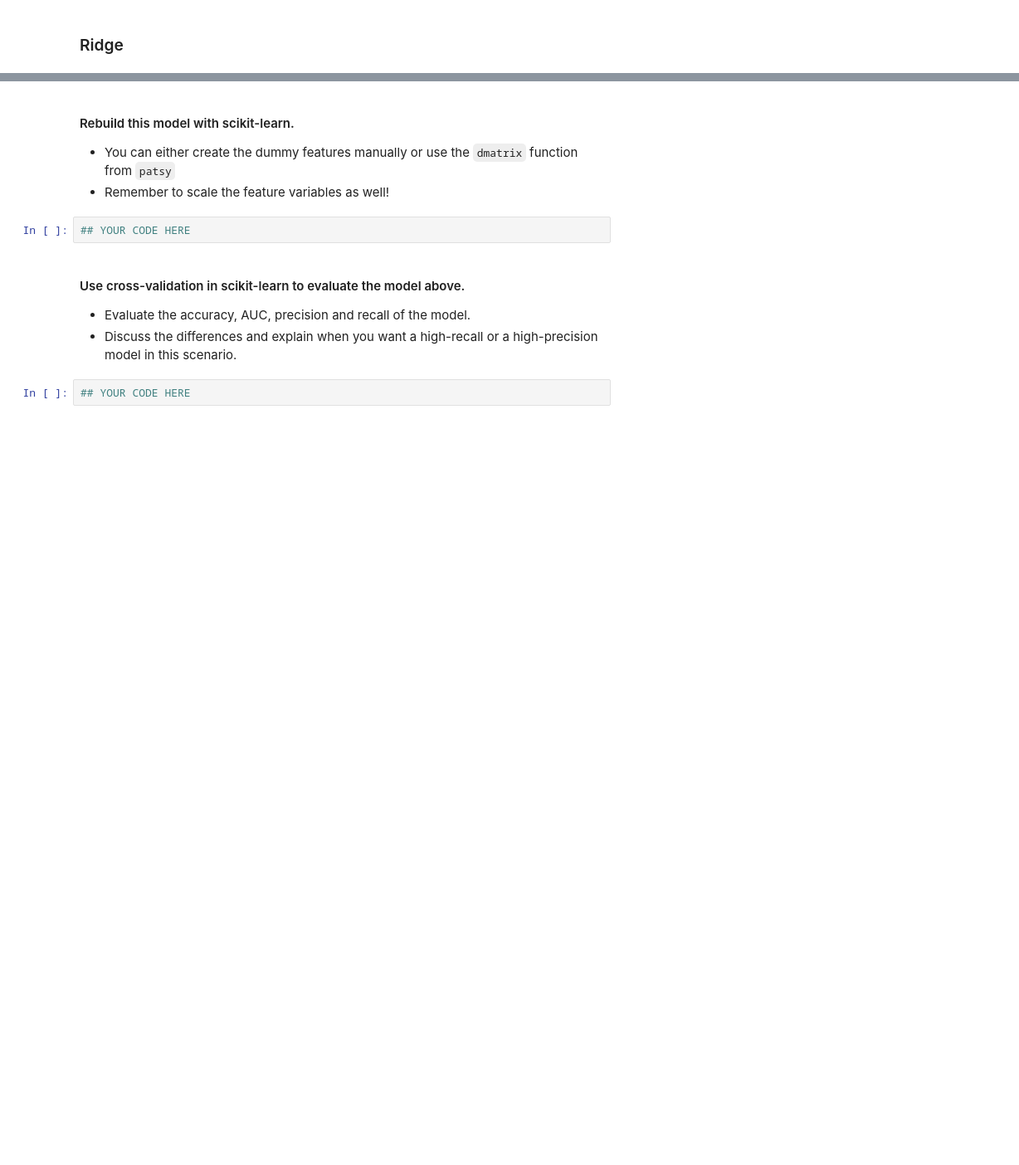
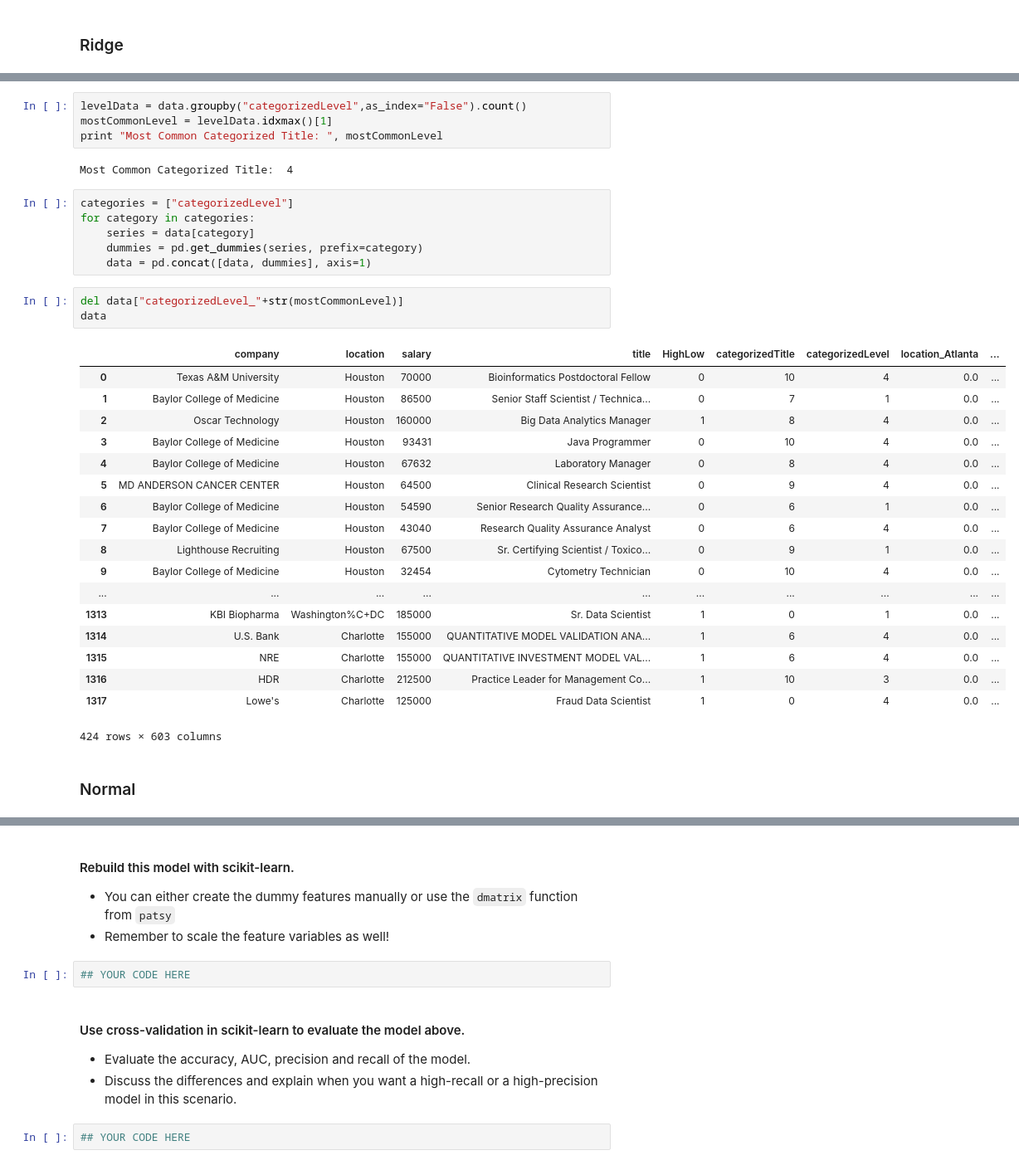
Before and after one commit to tamisalex/DSI, a Jupyter notebook: curriculum/02-projects/01-projects-weekly/project-04/starter-code/starter_code.ipynb, the cells around one changed output, grey strips where cells are left out. Shown at 83% size. Cells and saved outputs as stored; diff of their text form; blank space fills up the shorter version.

```diff
--- a/curriculum/02-projects/01-projects-weekly/project-04/starter-code/starter_code.ipynb
+++ b/curriculum/02-projects/01-projects-weekly/project-04/starter-code/starter_code.ipynb
@@ -436,0 +545,36 @@ np.exp(conf).sort_values('OR')
+# %%
+levelData = data.groupby("categorizedLevel",as_index="False").count()
+mostCommonLevel = levelData.idxmax()[1]
+print "Most Common Categorized Title: ", mostCommonLevel
+# %% [output]
+Most Common Categorized Title:  4
+# %%
+categories = ["categorizedLevel"]
+for category in categories:
+    series = data[category]
+    dummies = pd.get_dummies(series, prefix=category)
+    data = pd.concat([data, dummies], axis=1)
+# %%
+del data["categorizedLevel_"+str(mostCommonLevel)]
+data
+# %% [output]
+|  | company | location | salary | title | HighLow | categorizedTitle | categorizedLevel | location_Atlanta | ... |
+| 0 | Texas A&M University | Houston | 70000 | Bioinformatics Postdoctoral Fellow | 0 | 10 | 4 | 0.0 | ... |
+| 1 | Baylor College of Medicine | Houston | 86500 | Senior Staff Scientist / Technica... | 0 | 7 | 1 | 0.0 | ... |
+| 2 | Oscar Technology | Houston | 160000 | Big Data Analytics Manager | 1 | 8 | 4 | 0.0 | ... |
+| 3 | Baylor College of Medicine | Houston | 93431 | Java Programmer | 0 | 10 | 4 | 0.0 | ... |
+| 4 | Baylor College of Medicine | Houston | 67632 | Laboratory Manager | 0 | 8 | 4 | 0.0 | ... |
+| 5 | MD ANDERSON CANCER CENTER | Houston | 64500 | Clinical Research Scientist | 0 | 9 | 4 | 0.0 | ... |
+| 6 | Baylor College of Medicine | Houston | 54590 | Senior Research Quality Assurance... | 0 | 6 | 1 | 0.0 | ... |
+| 7 | Baylor College of Medicine | Houston | 43040 | Research Quality Assurance Analyst | 0 | 6 | 4 | 0.0 | ... |
+| 8 | Lighthouse Recruiting | Houston | 67500 | Sr. Certifying Scientist / Toxico... | 0 | 9 | 1 | 0.0 | ... |
+| 9 | Baylor College of Medicine | Houston | 32454 | Cytometry Technician | 0 | 10 | 4 | 0.0 | ... |
+| ... | ... | ... | ... | ... | ... | ... | ... | ... | ... |
+| 1313 | KBI Biopharma | Washington%C+DC | 185000 | Sr. Data Scientist | 1 | 0 | 1 | 0.0 | ... |
+| 1314 | U.S. Bank | Charlotte | 155000 | QUANTITATIVE MODEL VALIDATION ANA... | 1 | 6 | 4 | 0.0 | ... |
+| 1315 | NRE | Charlotte | 155000 | QUANTITATIVE INVESTMENT MODEL VAL... | 1 | 6 | 4 | 0.0 | ... |
+| 1316 | HDR | Charlotte | 212500 | Practice Leader for Management Co... | 1 | 10 | 3 | 0.0 | ... |
+| 1317 | Lowe's | Charlotte | 125000 | Fraud Data Scientist | 1 | 0 | 4 | 0.0 | ... |
+424 rows × 603 columns
+# %% [markdown]
+### Normal
```
Also changed, not shown: parts of 55 cells of this notebook, 1 other file.
